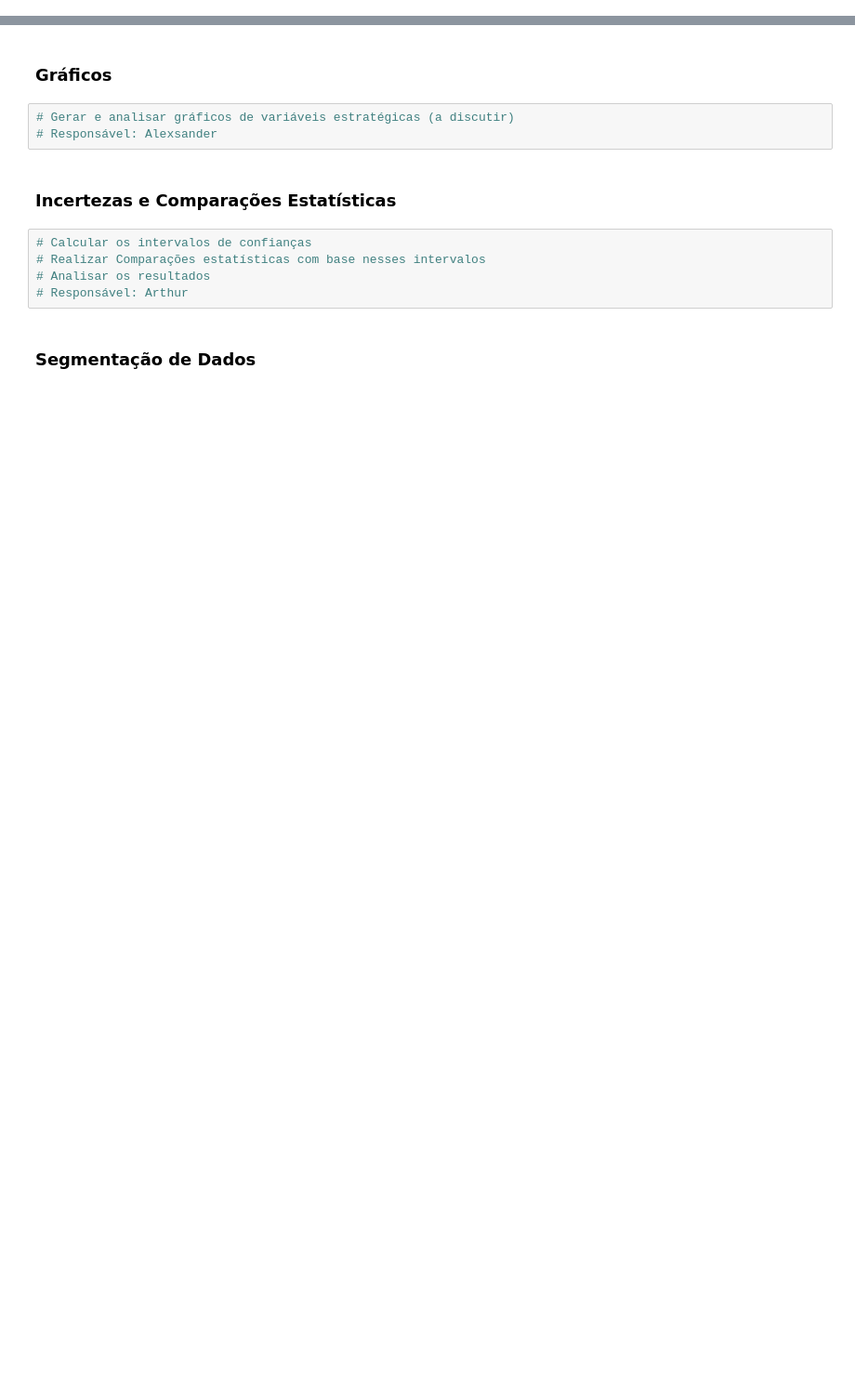
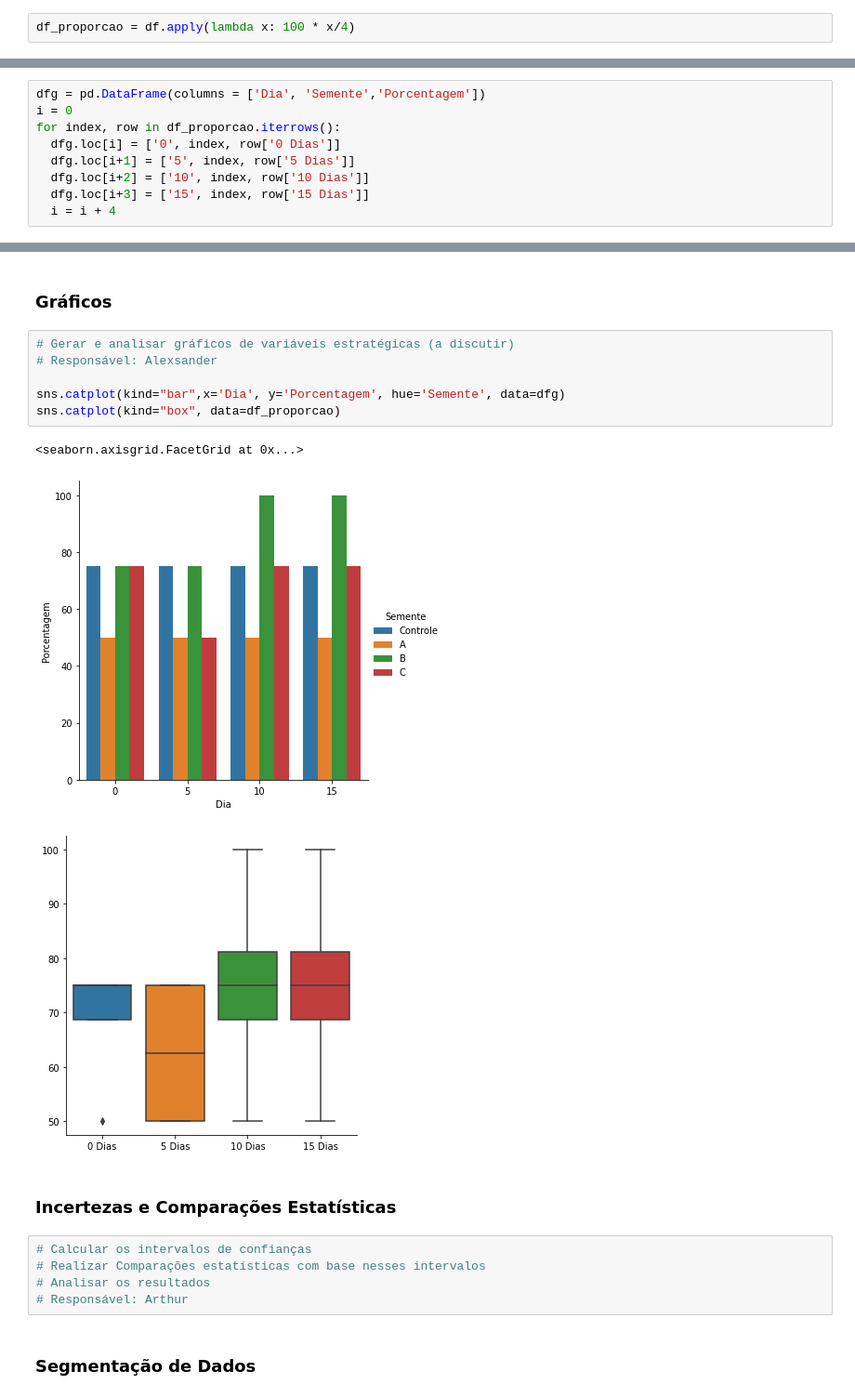
Before and after one commit to Cizika/Projeto-Sementes, a Jupyter notebook: AnáliseSementes.ipynb, the cells around one changed output, grey strips where cells are left out. Shown at 93% size. Drawn from its saved outputs; the diff is of its cells as text; blank space fills up the shorter version.

```diff
--- a/AnáliseSementes.ipynb
+++ b/AnáliseSementes.ipynb
@@ -24,3 +26,5 @@ df
 | A | 2 | 2 | 2 | 2 |
 | B | 3 | 3 | 4 | 4 |
 | C | 3 | 2 | 3 | 3 |
+# %%
+df_proporcao = df.apply(lambda x: 100 * x/4)
@@ -26,0 +39,9 @@ df
+# %%
+dfg = pd.DataFrame(columns = ['Dia', 'Semente','Porcentagem'])
+i = 0
+for index, row in df_proporcao.iterrows():
+  dfg.loc[i] = ['0', index, row['0 Dias']]
+  dfg.loc[i+1] = ['5', index, row['5 Dias']]
+  dfg.loc[i+2] = ['10', index, row['10 Dias']]
+  dfg.loc[i+3] = ['15', index, row['15 Dias']]
+  i = i + 4
@@ -35,6 +81,13 @@ df
 # %%
 # Gerar e analisar gráficos de variáveis estratégicas (a discutir)
 # Responsável: Alexsander
+
+sns.catplot(kind="bar",x='Dia', y='Porcentagem', hue='Semente', data=dfg)
+sns.catplot(kind="box", data=df_proporcao)
+# %% [output]
+<seaborn.axisgrid.FacetGrid at 0x...>
+[figure, added]
+[figure, added]
 # %% [markdown]
 ### Incertezas e Comparações Estatísticas
 # %%
```
Also changed, not shown: parts of 12 cells of this notebook.
